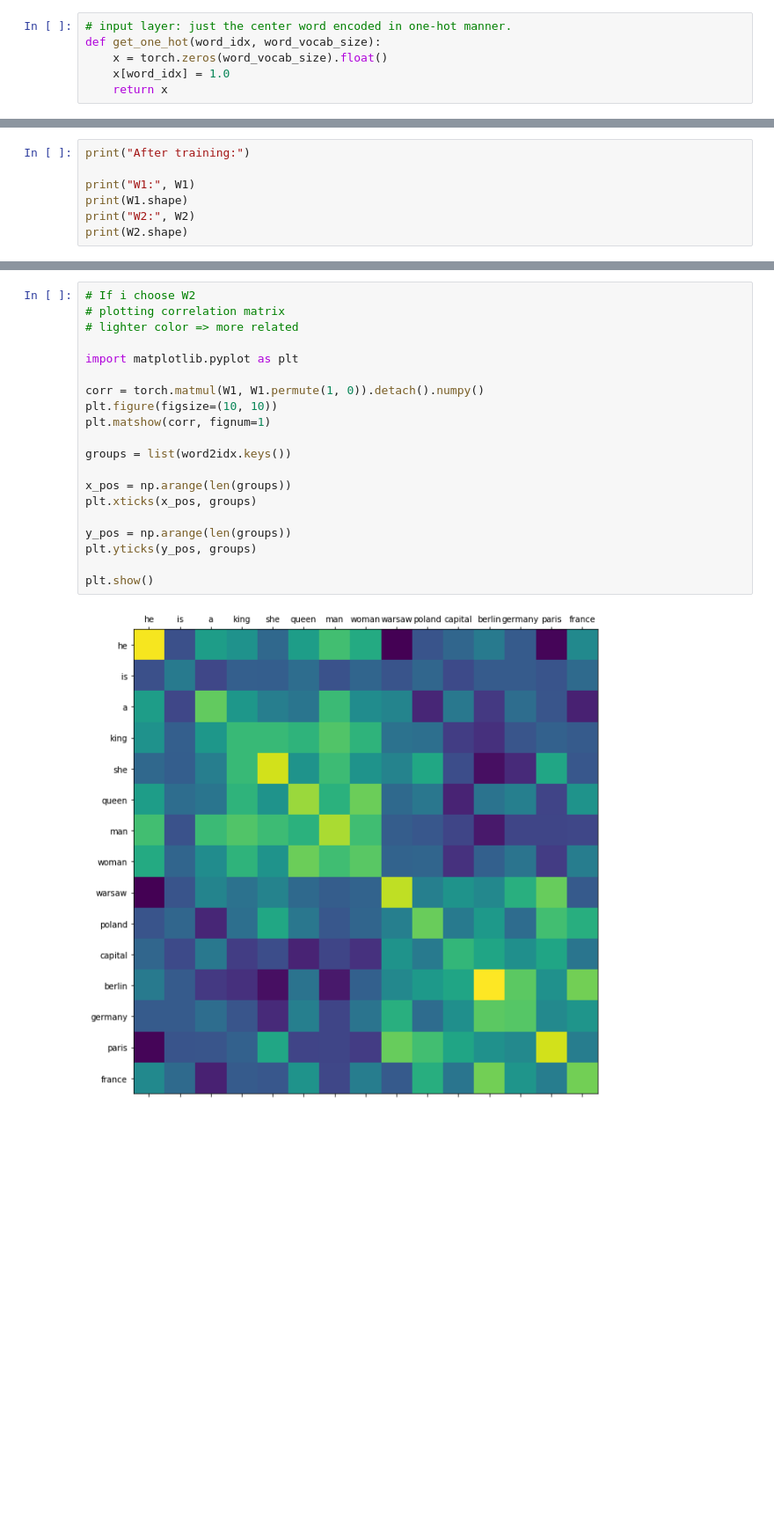
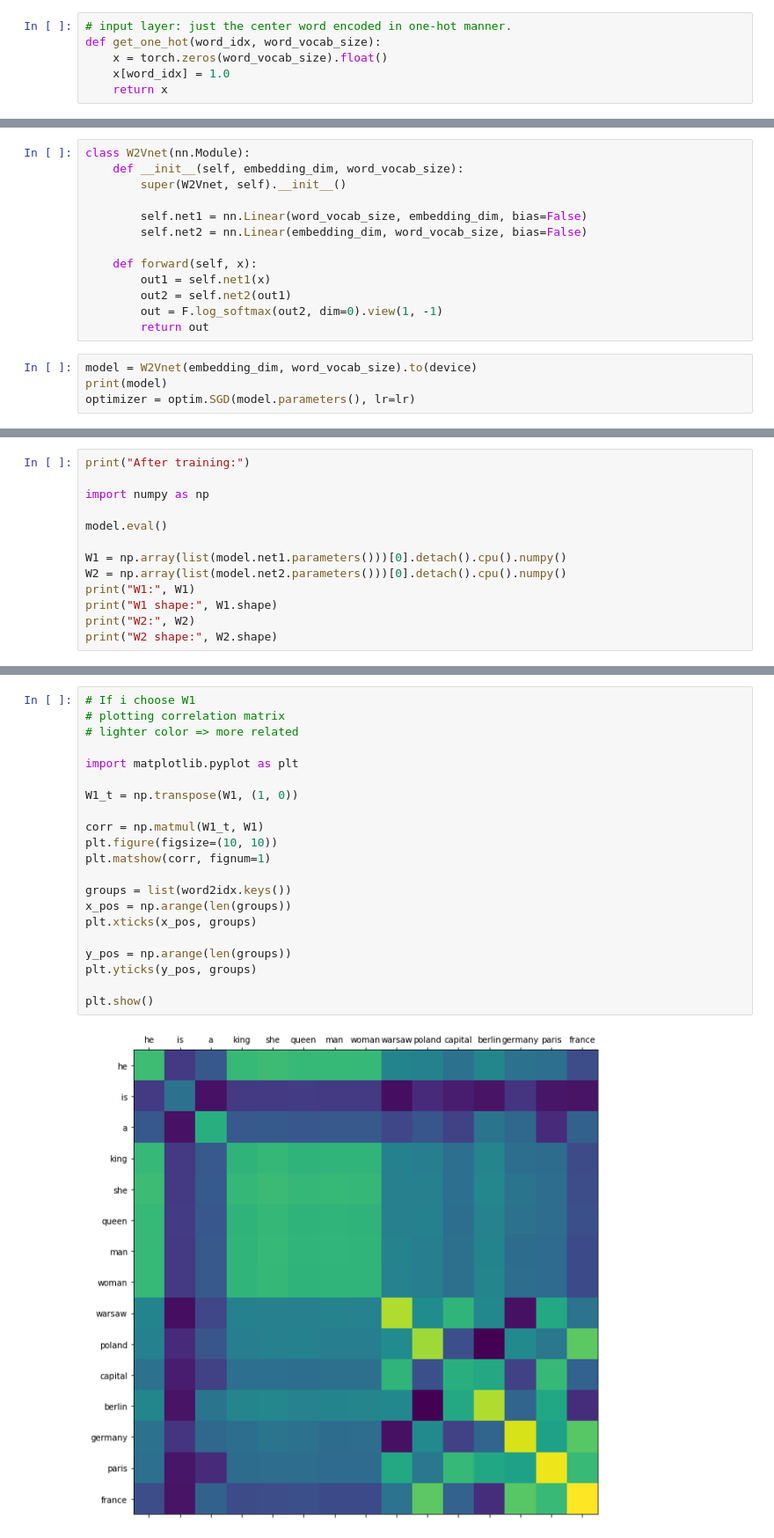
Before and after one commit to songyoungin/Prography3_NLP, a Jupyter notebook: exercise/07_Skip_Gram.ipynb, the cells around one changed output, grey strips where cells are left out. Shown at 88% size. Saved outputs shown, nothing was run; the diff lists cells and outputs as text; blank space fills up the shorter version.

Commit message:
update SkipGram model

```diff
--- a/exercise/07_Skip_Gram.ipynb
+++ b/exercise/07_Skip_Gram.ipynb
@@ -113,0 +98,17 @@ tensor([[-1.5256, -0.7502, -0.6540, -1.6095, -0.1002],
+# %%
+class W2Vnet(nn.Module):
+    def __init__(self, embedding_dim, word_vocab_size):
+        super(W2Vnet, self).__init__()
+
+        self.net1 = nn.Linear(word_vocab_size, embedding_dim, bias=False)
+        self.net2 = nn.Linear(embedding_dim, word_vocab_size, bias=False)
+
+    def forward(self, x):
+        out1 = self.net1(x)
+        out2 = self.net2(out1)
+        out = F.log_softmax(out2, dim=0).view(1, -1)
+        return out
+# %%
+model = W2Vnet(embedding_dim, word_vocab_size).to(device)
+print(model)
+optimizer = optim.SGD(model.parameters(), lr=lr)
@@ -155,9 +156,15 @@ for epoch in range(num_epochs):
 # %%
 print("After training:")
 
+import numpy as np
+
+model.eval()
+
+W1 = np.array(list(model.net1.parameters()))[0].detach().cpu().numpy()
+W2 = np.array(list(model.net2.parameters()))[0].detach().cpu().numpy()
 print("W1:", W1)
-print(W1.shape)
+print("W1 shape:", W1.shape)
 print("W2:", W2)
-print(W2.shape)
+print("W2 shape:", W2.shape)
 # %% [output]
 After training:
@@ -211,23 +187,24 @@ print(all_dict)
 # %%
-# If i choose W2
+# If i choose W1
 # plotting correlation matrix
 # lighter color => more related
 
 import matplotlib.pyplot as plt
 
-corr = torch.matmul(W1, W1.permute(1, 0)).detach().numpy()
+W1_t = np.transpose(W1, (1, 0))
+
+corr = np.matmul(W1_t, W1)
 plt.figure(figsize=(10, 10))
 plt.matshow(corr, fignum=1)
 
 groups = list(word2idx.keys())
-
 x_pos = np.arange(len(groups))
 plt.xticks(x_pos, groups)
 
 y_pos = np.arange(len(groups))
 plt.yticks(y_pos, groups)
 
 plt.show()
 # %% [output]
-[figure, old version]
+[figure, new version]
 # %%
```
Also changed, not shown: parts of 15 cells of this notebook, 10 other files.
